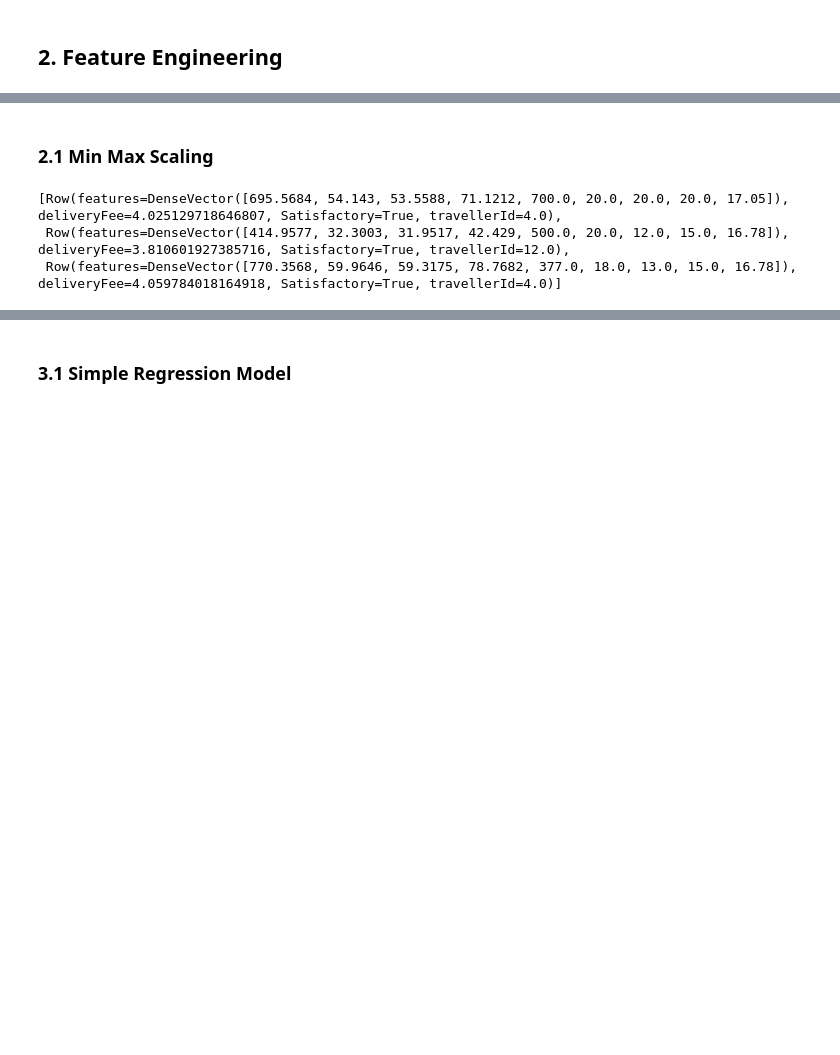
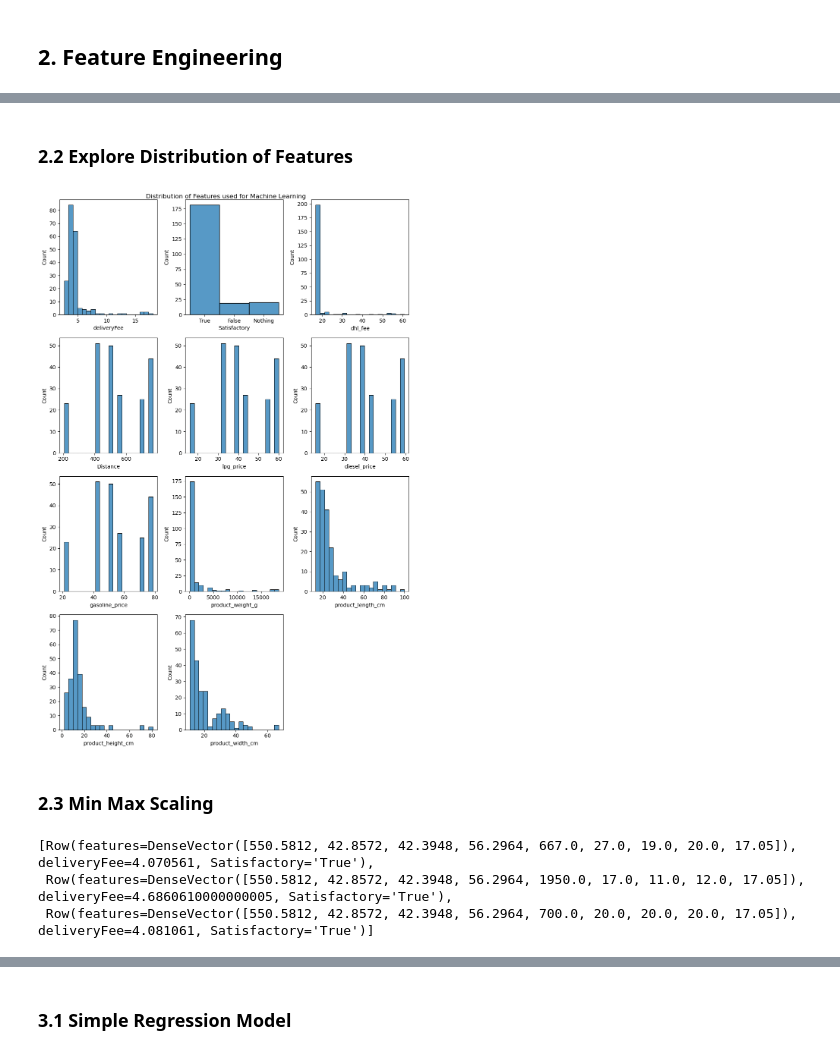
Before and after one commit to SYusupov/BDM_Cargo_Analytics, a Jupyter notebook: predictive_analysis/DeliveryFee_Regression.ipynb, the cells around one changed output, grey strips where cells are left out. Saved outputs shown, nothing was run; the diff lists cells and outputs as text; code cells hidden in the pictures; blank space fills up the shorter version.

```diff
--- a/predictive_analysis/DeliveryFee_Regression.ipynb
+++ b/predictive_analysis/DeliveryFee_Regression.ipynb
@@ -213,18 +267,37 @@ users.toPandas()
+# %% [markdown]
+### 2.2 Explore Distribution of Features
+# %%
+new_requests_pandas = new_requests.toPandas()
+# %%
+fig, axes = plt.subplots(4,3,figsize = (10,15))
+ax = axes.flatten()
+
+fig.suptitle("Distribution of Features used for Machine Learning")
+for i, col in enumerate(new_requests_pandas.columns):
+    sns.histplot(new_requests_pandas[col], ax=ax[i],bins= 20)
+
+ax[-1].set_visible(False)
+
+
+plt.tight_layout()
+plt.show()
+# %% [output]
+[figure, added]
 # %% [markdown]
-### 2.1 Min Max Scaling
+### 2.3 Min Max Scaling
 # %%
 vectorAssembler = VectorAssembler(inputCols = ['Distance', 'lpg_price',"diesel_price","gasoline_price",
                                                "product_weight_g", "product_length_cm",
                                                "product_height_cm","product_width_cm",
                                               "dhl_fee"], outputCol = 'features')
 
-VA_requests = vectorAssembler.transform(requests)
-VA_requests = VA_requests.select(["features","deliveryFee","Satisfactory","travellerId"])
+VA_requests = vectorAssembler.transform(new_requests)
+VA_requests = VA_requests.select(["features","deliveryFee","Satisfactory"])
 VA_requests.take(3)
 # %% [output]
-[Row(features=DenseVector([695.5684, 54.143, 53.5588, 71.1212, 700.0, 20.0, 20.0, 20.0, 17.05]), deliveryFee=4.025129718646807, Satisfactory=True, travellerId=4.0),
- Row(features=DenseVector([414.9577, 32.3003, 31.9517, 42.429, 500.0, 20.0, 12.0, 15.0, 16.78]), deliveryFee=3.810601927385716, Satisfactory=True, travellerId=12.0),
- Row(features=DenseVector([770.3568, 59.9646, 59.3175, 78.7682, 377.0, 18.0, 13.0, 15.0, 16.78]), deliveryFee=4.059784018164918, Satisfactory=True, travellerId=4.0)]
+[Row(features=DenseVector([550.5812, 42.8572, 42.3948, 56.2964, 667.0, 27.0, 19.0, 20.0, 17.05]), deliveryFee=4.070561, Satisfactory='True'),
+ Row(features=DenseVector([550.5812, 42.8572, 42.3948, 56.2964, 1950.0, 17.0, 11.0, 12.0, 17.05]), deliveryFee=4.6860610000000005, Satisfactory='True'),
+ Row(features=DenseVector([550.5812, 42.8572, 42.3948, 56.2964, 700.0, 20.0, 20.0, 20.0, 17.05]), deliveryFee=4.081061, Satisfactory='True')]
 # %%
 mms = MinMaxScaler(outputCol="scaled")
 
```
Also changed, not shown: parts of 49 cells of this notebook, 4 other files.
